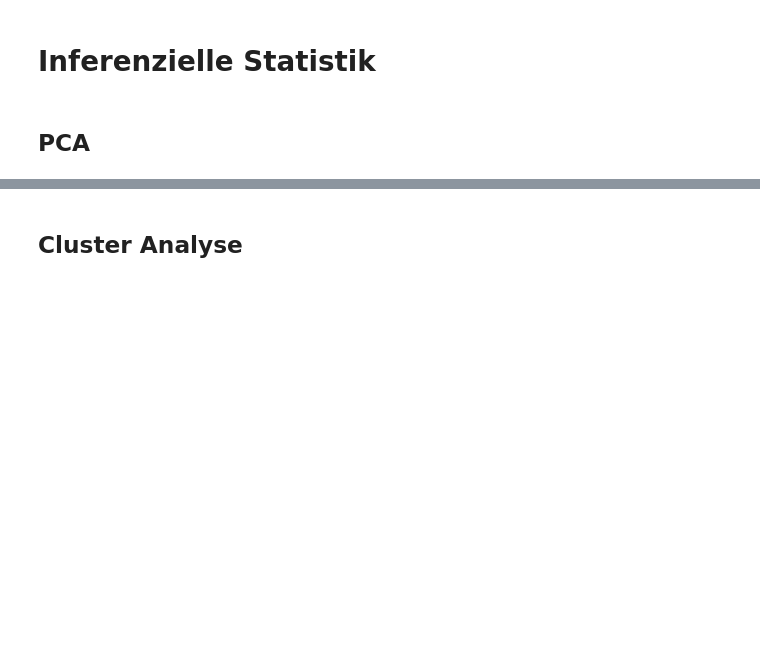
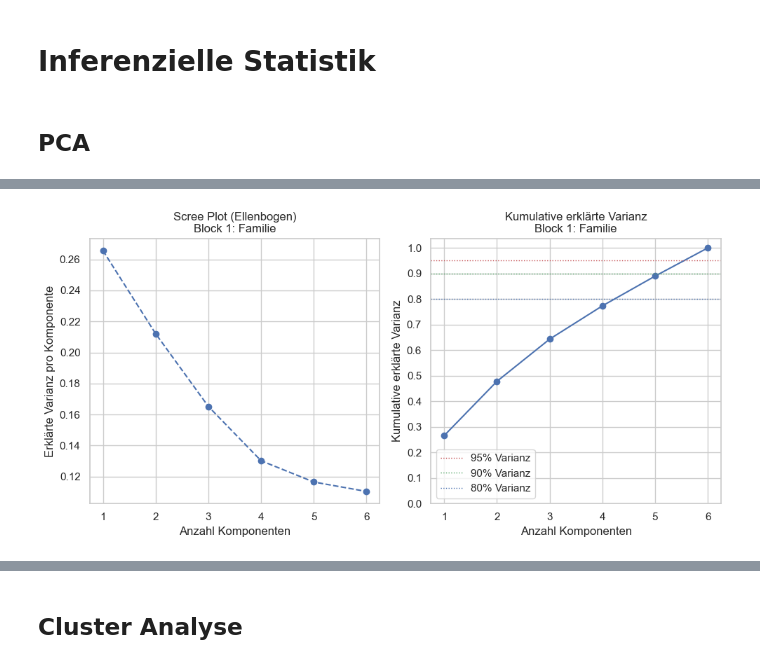
Before and after one commit to TobiasMaissen/cas_statistik_davi, a Jupyter notebook: statistik.ipynb, the cells around one changed output, grey strips where cells are left out. Cells and saved outputs as stored; diff of their text form; code cells hidden in the pictures; blank space fills up the shorter version.

Commit message:
PCA: Analyse Komponenten

```diff
--- a/statistik.ipynb
+++ b/statistik.ipynb
@@ -1815,6 +1815,7 @@ T-Test für Q190 zwischen Geschlechtern:
 # %% [markdown]
 #### Q190 vs. Land
 # %%
+
 # 3. Q190 vs. Land (B_COUNTRY_ALPHA)
 print(f"\n3. {q_col} nach Land:")
 if 'B_COUNTRY_ALPHA' in df_clean.columns and q_col in df_clean.columns:
@@ -1827,6 +1828,8 @@ if 'B_COUNTRY_ALPHA' in df_clean.columns and q_col in df_clean.columns:
       mean_q_by_country = df_q_country.groupby('B_COUNTRY_ALPHA')[q_col].mean().round(2)
       print(f"Mittlere {q_col}-Bewertung pro Land (sortiert nach Median):")
       print(mean_q_by_country.loc[sorted_order])
+
+      y_limit = (0.5, 10.5)
 
       plt.figure(figsize=(15, 8))
       sns.boxplot(x='B_COUNTRY_ALPHA', y=q_col, data=df_q_country, order=sorted_order, palette='viridis')
@@ -1869,12 +1872,14 @@ Passing `palette` without assigning `hue` is deprecated and will be removed in v
 # %% [markdown]
 #### Pearson Korrelation: Alter & Q190
 # %%
+
 # 4. Q190 vs. Tatsächliches Alter (Q262)
 print(f"\n4. {q_col} vs. Tatsächliches Alter (Q262):")
 age_col = 'Q262'
 if age_col in df_clean.columns and q_col in df_clean.columns:
     # Entferne NaNs
     df_age_q = df_clean[[age_col, q_col]].dropna()
+    y_limit = (0.5, 10.5)
 
     if not df_age_q.empty:
         plt.figure(figsize=(10, 6))
@@ -2140,9 +2145,8 @@ pca_block_configs = {
         "vars": ['Q51', 'Q52', 'Q53', 'Q54', 'Q55'],
         "recode_map": {1: 4, 2: 3, 3: 2, 4: 1} # Beispiel: Höher = wichtiger
     },
-    "Block 5: tbd": {
-        "vars": ['Q17', 'Q18', 'Q19a', 'Q19b'],
-        "recode_map": None # Beispiel: Keine Umkodierung (z.B. 1-10 Skala)
+    "Block 5: Science and Technology": {
+        "vars": ['Q158', 'Q159', 'Q160', 'Q161', 'Q162', 'Q163'],
+        "recode_map": None # Keine Umkodierung (z.B. 1-10 Skala)
     }
-    # Füge hier deine tatsächlichen Blöcke, Variablen und Umkodierungs-Maps hinzu
 }
@@ -2358,0 +2313,82 @@ Versuche, jeder Komponente einen Namen zu geben, basierend auf den Variablen, di
+# %%
+# --- Schritt 1: PCA durchführen und erklärte Varianz analysieren ---
+
+from sklearn.decomposition import PCA
+import matplotlib.pyplot as plt
+import numpy as np
+import pandas as pd # Sicherstellen, dass pandas importiert ist
+
+print("========================================================")
+print("=== Starte PCA und Varianzanalyse für alle Blöcke ===")
+print("========================================================")
+
+pca_results = {} # Dictionary zum Speichern der PCA-Objekte
+explained_variance = {} # Dictionary zum Speichern der Varianz-Infos
+
+# Stelle sicher, dass prepared_pca_data existiert und gefüllt ist
+if 'prepared_pca_data' not in locals() or not prepared_pca_data:
+    print("Fehler: 'prepared_pca_data' Dictionary nicht gefunden oder leer. Bitte führe die Vorbereitung zuerst aus.")
+else:
+    for block_name, data_dict in prepared_pca_data.items():
+        print(f"\n--- Analyse für Block: {block_name} ---")
+
+        scaled_data = data_dict['scaled_data']
+        if scaled_data.empty:
+            print("!! Leere Daten für diesen Block. Überspringe PCA.")
+            continue
+
+        # 1. PCA mit allen Komponenten durchführen
+        # n_components=None bedeutet, behalte alle Komponenten
+        pca = PCA(n_components=None)
+        pca.fit(scaled_data)
+
+        # Speichere das PCA-Objekt
+        pca_results[block_name] = pca
+
+        # 2. Erklärte Varianz analysieren
+        exp_var_ratio = pca.explained_variance_ratio_
+        cum_exp_var_ratio = np.cumsum(exp_var_ratio)
+        explained_variance[block_name] = {
+            'explained_variance_ratio': exp_var_ratio,
+            'cumulative_explained_variance_ratio': cum_exp_var_ratio
+        }
+
+        print(f"  Anzahl möglicher Komponenten: {pca.n_components_}")
+        print(f"  Erklärte Varianz pro Komponente: {np.round(exp_var_ratio, 3)}")
+        print(f"  Kumulative erklärte Varianz:     {np.round(cum_exp_var_ratio, 3)}")
+
+        # 3. Scree Plot erstellen
+        plt.figure(figsize=(10, 5))
+
+        # Ellenbogen-Plot (Erklärte Varianz pro Komponente)
+        plt.subplot(1, 2, 1)
+        num_components = len(exp_var_ratio)
+        plt.plot(range(1, num_components + 1), exp_var_ratio, marker='o', linestyle='--')
+        plt.title(f'Scree Plot (Ellenbogen)\n{block_name}')
+        plt.xlabel('Anzahl Komponenten')
+        plt.ylabel('Erklärte Varianz pro Komponente')
+        plt.xticks(range(1, num_components + 1))
+        plt.grid(True)
+
+        # Kumulative erklärte Varianz
+        plt.subplot(1, 2, 2)
+        plt.plot(range(1, num_components + 1), cum_exp_var_ratio, marker='o', linestyle='-')
+        # Linie für häufige Schwellenwerte (z.B. 80%, 90%, 95%)
+        plt.axhline(y=0.95, color='r', linestyle=':', linewidth=1, label='95% Varianz')
+        plt.axhline(y=0.90, color='g', linestyle=':', linewidth=1, label='90% Varianz')
+        plt.axhline(y=0.80, color='b', linestyle=':', linewidth=1, label='80% Varianz')
+        plt.title(f'Kumulative erklärte Varianz\n{block_name}')
+        plt.xlabel('Anzahl Komponenten')
+        plt.ylabel('Kumulative erklärte Varianz')
+        plt.xticks(range(1, num_components + 1))
+        plt.yticks(np.arange(0, 1.1, 0.1))
+        plt.legend(loc='best')
+        plt.grid(True)
+
+        plt.tight_layout()
+        plt.show()
+
+print("\n========================================================")
+print("=== PCA und Varianzanalyse abgeschlossen ===")
+print("========================================================")
+# %% [output]
@@ -2358,0 +2403 @@ Versuche, jeder Komponente einen Namen zu geben, basierend auf den Variablen, di
+[figure, added]
```
Also changed, not shown: parts of 20 cells of this notebook.
